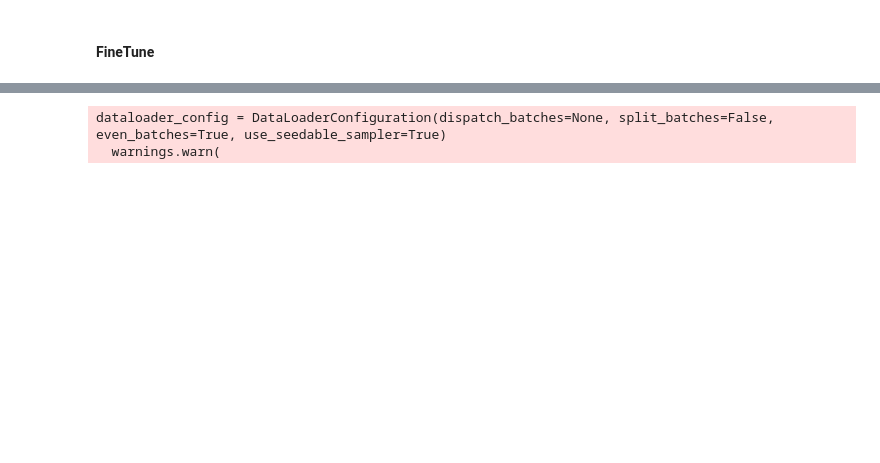
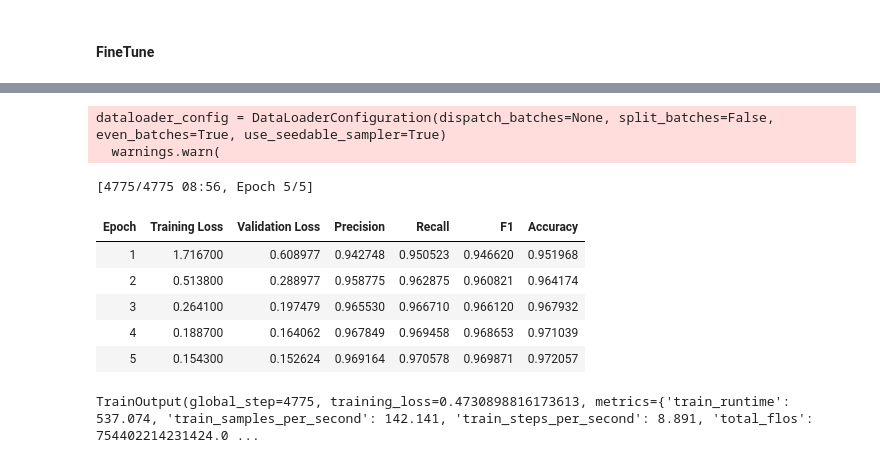
Before and after one commit to cdechaux/Projet_NLP_3A, a Jupyter notebook: projet.ipynb, the cells around one changed output, grey strips where cells are left out. Cells and saved outputs as stored; diff of their text form; code cells hidden in the pictures; blank space fills up the shorter version.

```diff
--- a/projet.ipynb
+++ b/projet.ipynb
@@ -256,11 +448,9 @@ def separate_words_with_space(texts, tags):
 
 desired_label_order = [
     'B-age', 'I-age', 'B-birth_date', 'I-birth_date', 'B-civil_status', 'I-civil_status',
-    'B-education_level', 'I-education_level', 'B-employer', 'I-employer', 'B-firstname', 'I-firstname',
-    'B-link', 'I-link', 'B-lob', 'I-lob', 'B-maiden_name',
-    'I-maiden_name', 'B-nationality', 'I-nationality', 'B-observation', 'I-observation',
-    'B-occupation', 'I-occupation','B-surname', 'I-surname',
-    'B-surname_household', 'I-surname_household'
+    'B-employer', 'I-employer', 'B-firstname', 'I-firstname',
+    'B-link', 'I-link', 'B-lob', 'I-lob',  'B-nationality', 'I-nationality', 'B-observation', 'I-observation',
+    'B-occupation', 'I-occupation','B-surname', 'I-surname'
 ]
 
 
@@ -283,7 +473,7 @@ def create_dataset(texts, tags):
         "tokens": texts,
         "ner_tags": tags
     }
-    return Dataset.from_dict(data).cast_column("ner_tags",Sequence(ClassLabel(names=desired_label_order,num_classes=28)))
+    return Dataset.from_dict(data).cast_column("ner_tags",Sequence(ClassLabel(names=desired_label_order,num_classes=22)))
 
 train_dataset = create_dataset(train_texts, train_tags)
 val_dataset = create_dataset(val_texts, val_tags)
@@ -319,7 +509,7 @@ print(label_list)
 # %%
 from transformers import AutoTokenizer
 
-tokenizer = AutoTokenizer.from_pretrained("distilbert/distilbert-base-uncased")
+tokenizer = AutoTokenizer.from_pretrained("almanach/camembert-base")
 # %%
 example = datasets["train"][0]
 tokenized_input = tokenizer(example["tokens"], is_split_into_words=True)
@@ -421,6 +609,6 @@ def compute_metrics(p):
 from transformers import AutoModelForTokenClassification, TrainingArguments, Trainer
 
 model = AutoModelForTokenClassification.from_pretrained(
-    "distilbert/distilbert-base-uncased", num_labels=28, id2label=id2tag, label2id=tag2id
+    "almanach/camembert-base", num_labels=22, id2label=id2tag, label2id=tag2id
 )
 # %% [output]
@@ -455,28 +643,36 @@ Note: you may need to restart the kernel to use updated packages.
 # %%
 training_args = TrainingArguments(
     output_dir=".",
     learning_rate=2e-5,
     per_device_train_batch_size=16,
     per_device_eval_batch_size=16,
-    num_train_epochs=2,
+    num_train_epochs=5,
     weight_decay=0.01,
     evaluation_strategy="epoch",
     save_strategy="epoch",
     load_best_model_at_end=True,
     push_to_hub=True,
 )
 
 trainer = Trainer(
     model=model,
     args=training_args,
     train_dataset=tokenized_datasets["train"],
     eval_dataset=tokenized_datasets["test"],
     tokenizer=tokenizer,
     data_collator=data_collator,
     compute_metrics=compute_metrics,
 )
 
 trainer.train()
 # %% [output]
 dataloader_config = DataLoaderConfiguration(dispatch_batches=None, split_batches=False, even_batches=True, use_seedable_sampler=True)
   warnings.warn(
+[4775/4775 08:56, Epoch 5/5]
+| Epoch | Training Loss | Validation Loss | Precision | Recall | F1 | Accuracy |
+| 1 | 1.716700 | 0.608977 | 0.942748 | 0.950523 | 0.946620 | 0.951968 |
+| 2 | 0.513800 | 0.288977 | 0.958775 | 0.962875 | 0.960821 | 0.964174 |
+| 3 | 0.264100 | 0.197479 | 0.965530 | 0.966710 | 0.966120 | 0.967932 |
+| 4 | 0.188700 | 0.164062 | 0.967849 | 0.969458 | 0.968653 | 0.971039 |
+| 5 | 0.154300 | 0.152624 | 0.969164 | 0.970578 | 0.969871 | 0.972057 |
+TrainOutput(global_step=4775, training_loss=0.4730898816173613, metrics={'train_runtime': 537.074, 'train_samples_per_second': 142.141, 'train_steps_per_second': 8.891, 'total_flos': 754402214231424.0 ...
```
Also changed, not shown: parts of 27 cells of this notebook.
